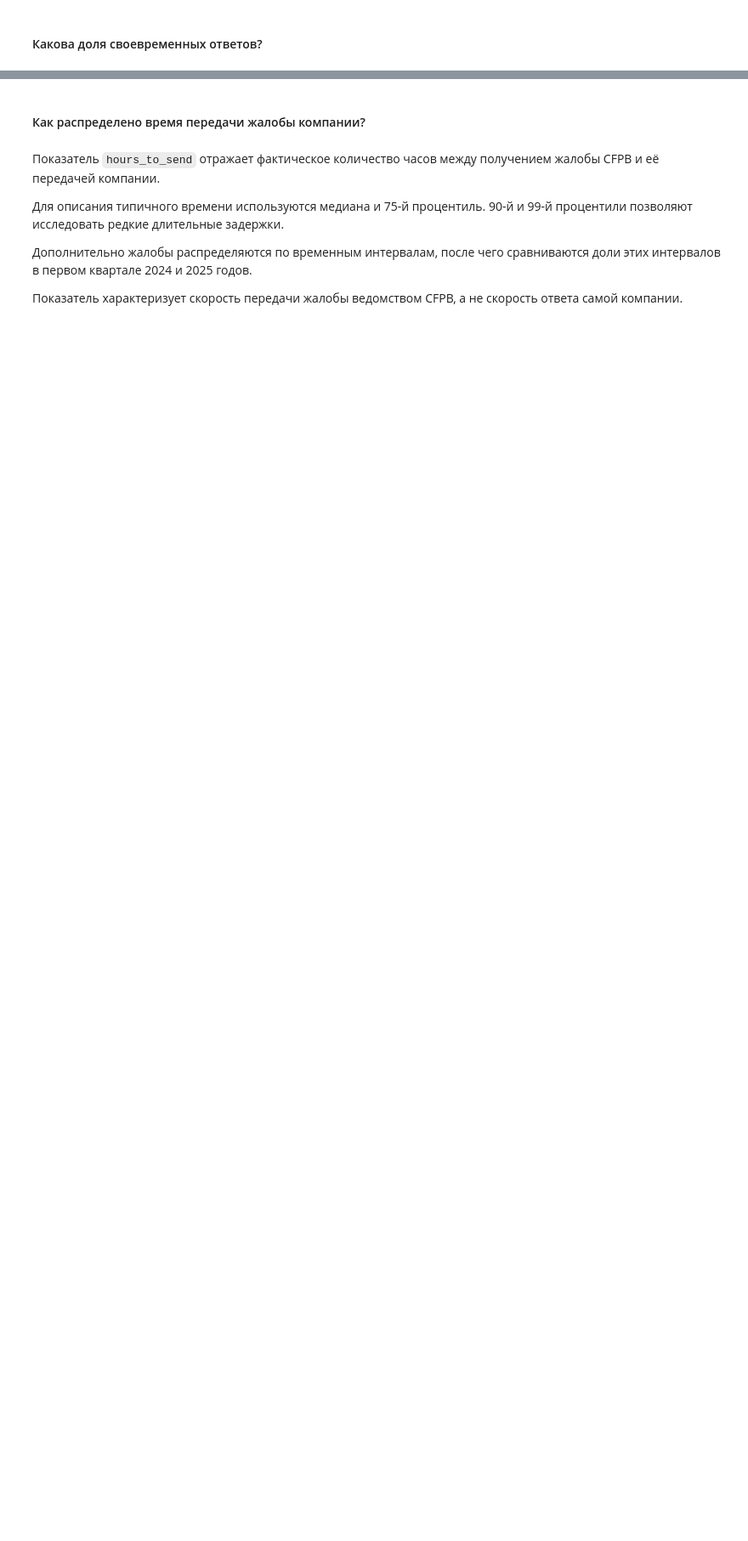
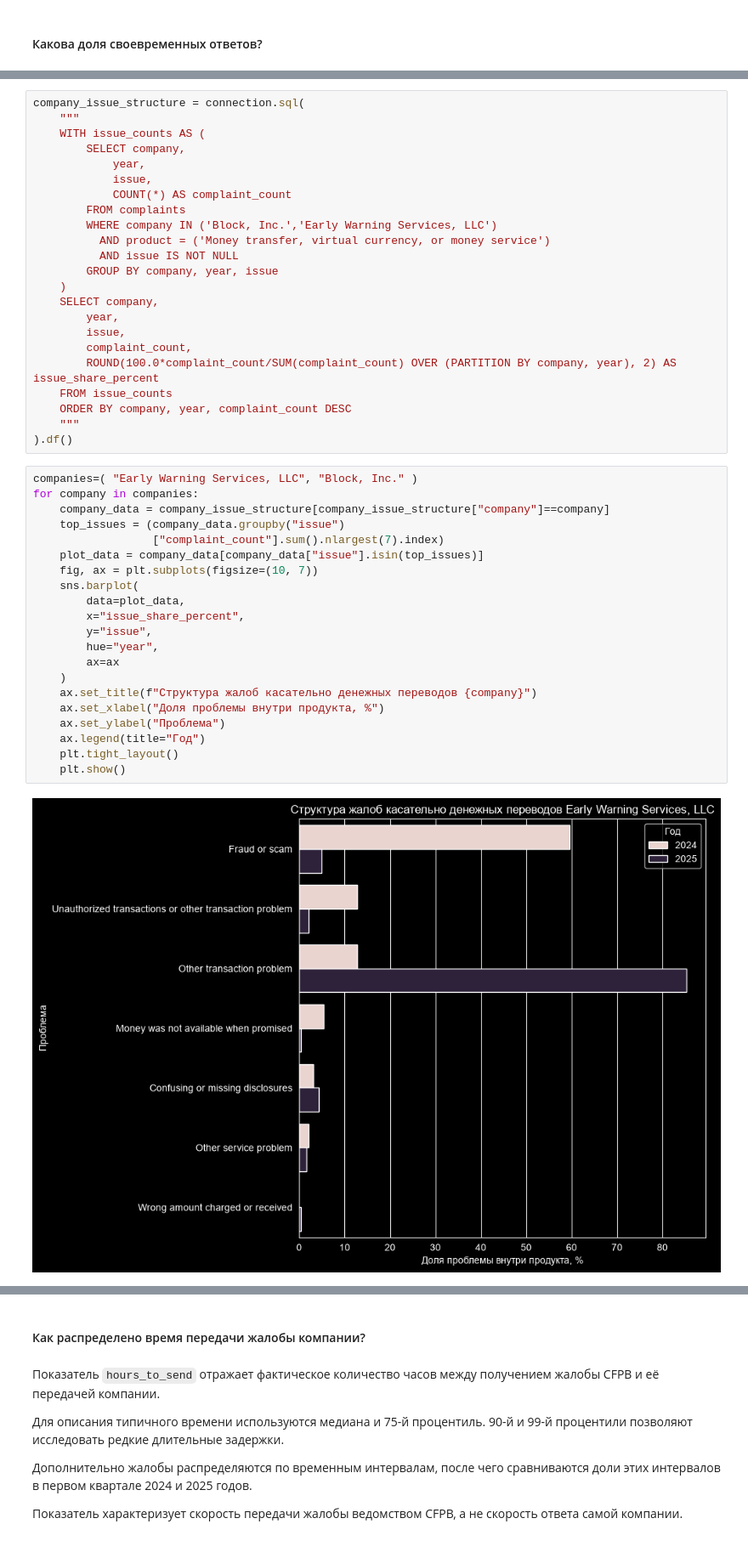
Before and after one commit to zemfira123/financial-complaints-radar, a Jupyter notebook: notebooks/04_eda.ipynb, the cells around one changed output, grey strips where cells are left out. Shown at 85% size. Cells and saved outputs as stored; diff of their text form; blank space fills up the shorter version.

```diff
--- a/notebooks/04_eda.ipynb
+++ b/notebooks/04_eda.ipynb
@@ -445,0 +492,46 @@ plt.show()
+# %%
+company_issue_structure = connection.sql(
+    """
+    WITH issue_counts AS (
+        SELECT company,
+            year,
+            issue,
+            COUNT(*) AS complaint_count
+        FROM complaints
+        WHERE company IN ('Block, Inc.','Early Warning Services, LLC')
+          AND product = ('Money transfer, virtual currency, or money service')
+          AND issue IS NOT NULL
+        GROUP BY company, year, issue
+    )
+    SELECT company,
+        year,
+        issue,
+        complaint_count,
+        ROUND(100.0*complaint_count/SUM(complaint_count) OVER (PARTITION BY company, year), 2) AS issue_share_percent
+    FROM issue_counts
+    ORDER BY company, year, complaint_count DESC
+    """
+).df()
+# %%
+companies=(	"Early Warning Services, LLC", "Block, Inc." )
+for company in companies:
+    company_data = company_issue_structure[company_issue_structure["company"]==company]
+    top_issues = (company_data.groupby("issue")
+                  ["complaint_count"].sum().nlargest(7).index)
+    plot_data = company_data[company_data["issue"].isin(top_issues)]
+    fig, ax = plt.subplots(figsize=(10, 7))
+    sns.barplot(
+        data=plot_data,
+        x="issue_share_percent",
+        y="issue",
+        hue="year",
+        ax=ax
+    )
+    ax.set_title(f"Структура жалоб касательно денежных переводов {company}")
+    ax.set_xlabel("Доля проблемы внутри продукта, %")
+    ax.set_ylabel("Проблема")
+    ax.legend(title="Год")
+    plt.tight_layout()
+    plt.show()
+# %% [output]
+[figure, added]
```
Also changed, not shown: parts of 43 cells of this notebook.
